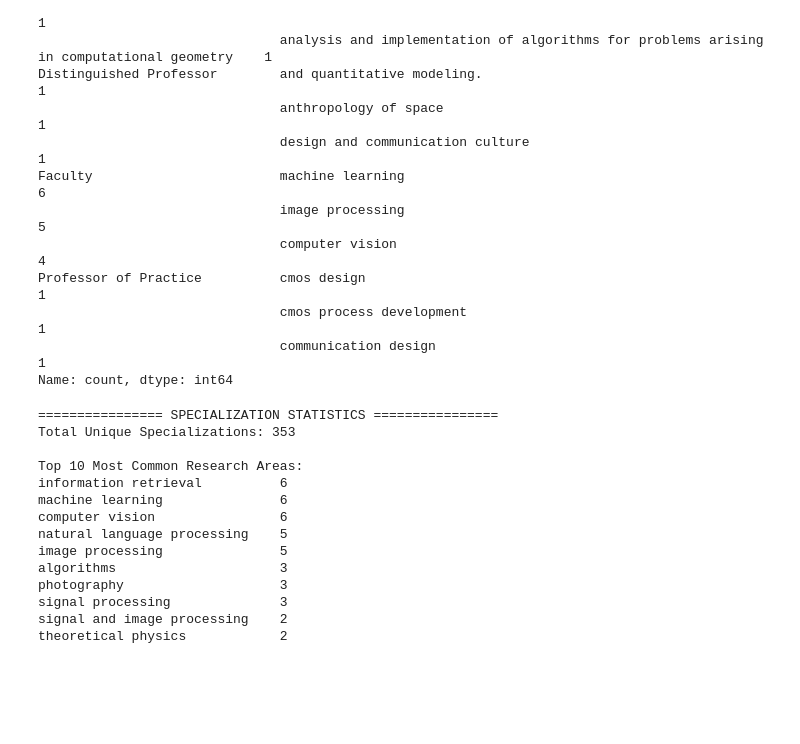
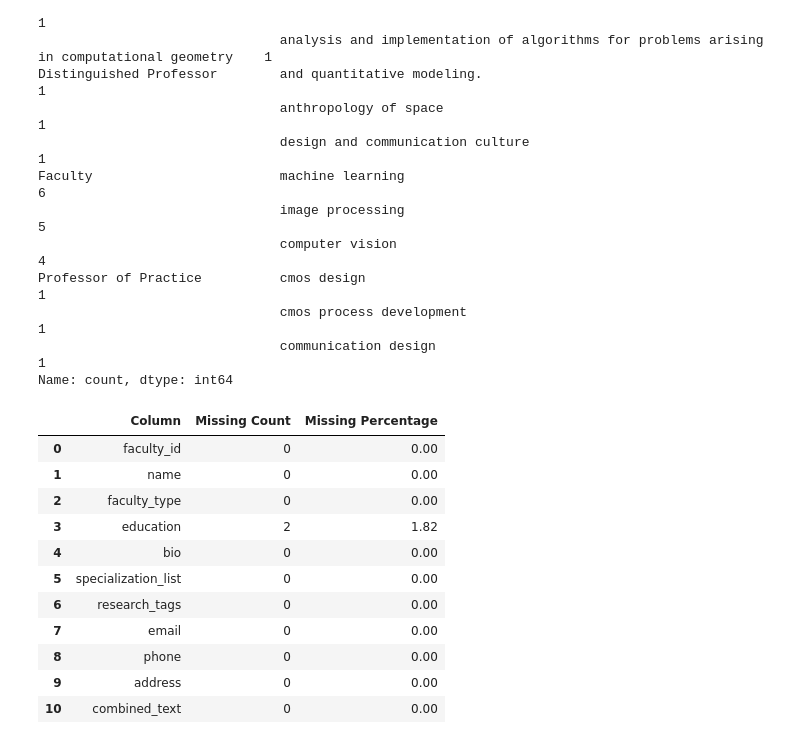
Before and after one commit to divya-mashruwala-30/big-data-engineering-project, a Jupyter notebook: analysis/basic_stats.ipynb, the cells around one changed output. Saved outputs shown, nothing was run; the diff lists cells and outputs as text; code cells hidden in the pictures; blank space fills up the shorter version.

```diff
--- a/analysis/basic_stats.ipynb
+++ b/analysis/basic_stats.ipynb
@@ -127,28 +127,23 @@ Professor of Practice          cmos design
                                cmos process development                                                                    1
                                communication design                                                                        1
 Name: count, dtype: int64
-# %%
-print("\n================ SPECIALIZATION STATISTICS ================")
-
-# Flatten specialization list
-all_specializations = [spec for sublist in df["specialization_list"] for spec in sublist]
-spec_series = pd.Series(all_specializations)
-
-print(f"Total Unique Specializations: {spec_series.nunique()}")
-print("\nTop 10 Most Common Research Areas:")
-print(spec_series.value_counts().head(10).to_string())
-# %% [output]
-================ SPECIALIZATION STATISTICS ================
-Total Unique Specializations: 353
-
-Top 10 Most Common Research Areas:
-information retrieval          6
-machine learning               6
-computer vision                6
-natural language processing    5
-image processing               5
-algorithms                     3
-photography                    3
-signal processing              3
-signal and image processing    2
-theoretical physics            2
+# %%
+missing_analysis = pd.DataFrame({
+    "Column": df.columns,
+    "Missing Count": df.isnull().sum().values,
+    "Missing Percentage": ((df.isnull().sum() / len(df)) * 100).round(2).values
+})
+missing_analysis
+# %% [output]
+|  | Column | Missing Count | Missing Percentage |
+| 0 | faculty_id | 0 | 0.00 |
+| 1 | name | 0 | 0.00 |
+| 2 | faculty_type | 0 | 0.00 |
+| 3 | education | 2 | 1.82 |
+| 4 | bio | 0 | 0.00 |
+| 5 | specialization_list | 0 | 0.00 |
+| 6 | research_tags | 0 | 0.00 |
+| 7 | email | 0 | 0.00 |
+| 8 | phone | 0 | 0.00 |
+| 9 | address | 0 | 0.00 |
+| 10 | combined_text | 0 | 0.00 |
```
Also changed, not shown: parts of 2 cells of this notebook.
